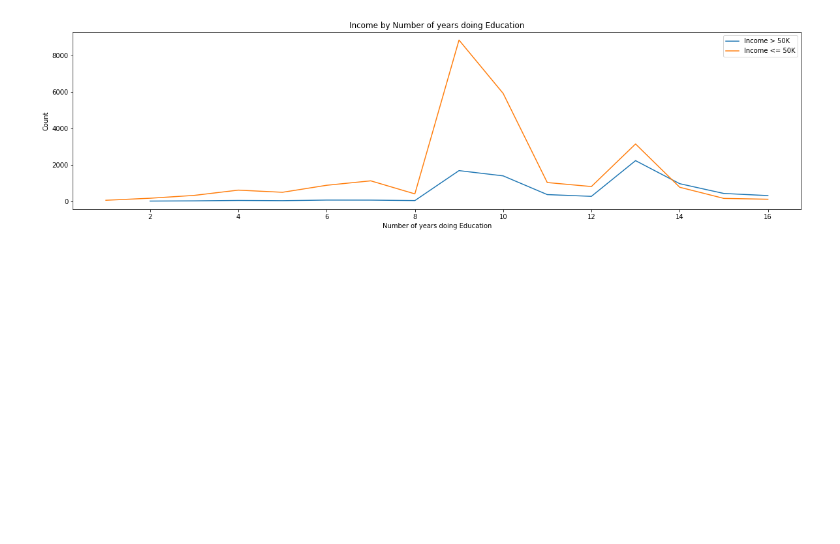
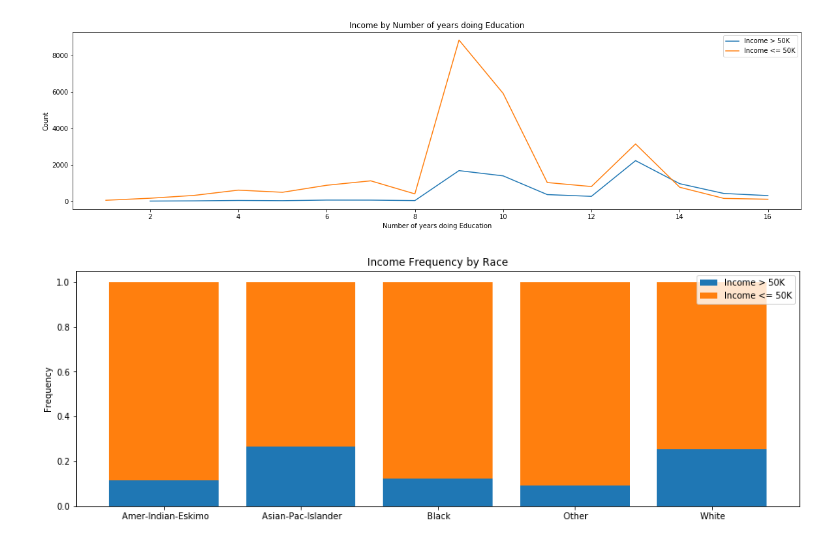
Before and after one commit to s3604730/PDSAssignment2, a Jupyter notebook: Data Exploration.ipynb, the cells around one changed output. Saved outputs shown, nothing was run; the diff lists cells and outputs as text; code cells hidden in the pictures; blank space fills up the shorter version.

Commit message:
income/race

```diff
--- a/Data Exploration.ipynb
+++ b/Data Exploration.ipynb
@@ -416,3 +416,22 @@ plt.legend((p1[0], p2[0]), ('Income > 50K', 'Income <= 50K'))
 plt.show()
 # %% [output]
 [figure]
+# %%
+#group data by race
+grouped_race = df.groupby('race')
+#get data where income are lower than 50K or greater than 50k and group them by race
+grouped_race_1 = df[df['income'] == ' <=50K'].groupby('race')
+grouped_race_2 = df[df['income'] == ' >50K'].groupby('race')
+#caculate the count of income (<=50K) and >50K for each group
+ratio_race_1=grouped_race_1['race'].count()/grouped_race['race'].count()
+ratio_race_2=grouped_race_2['race'].count()/grouped_race['race'].count()
+# set the size of chart
+ax = plt.subplots(figsize=(15,5))
+p1=plt.bar(ratio_race_2.index.get_values(),ratio_race_2)
+p2=plt.bar(ratio_race_1.index.get_values(),ratio_race_1,bottom = ratio_race_2)
+plt.ylabel('Frequency')
+plt.title('Income Frequency by Race')
+plt.legend((p1[0], p2[0]), ('Income > 50K', 'Income <= 50K'))
+plt.show()
+# %% [output]
+[figure, added]
```
